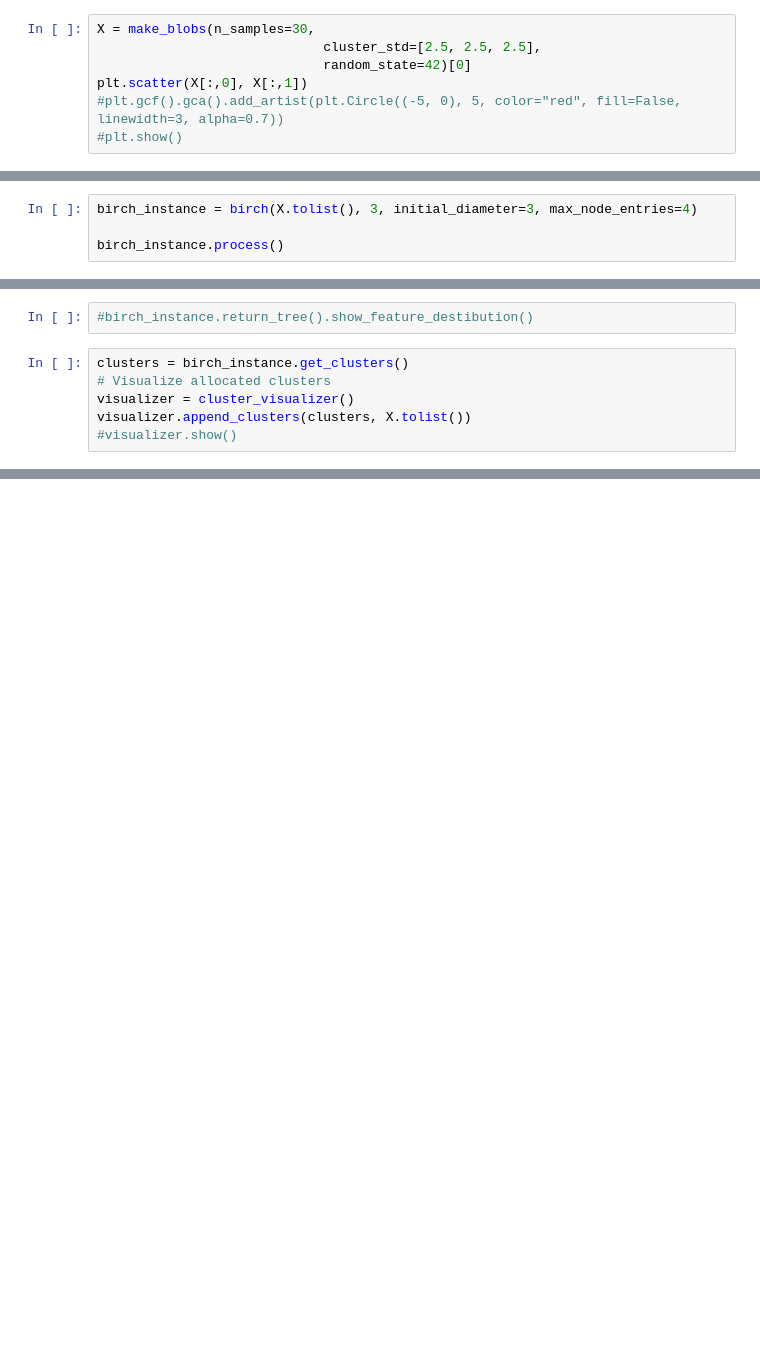
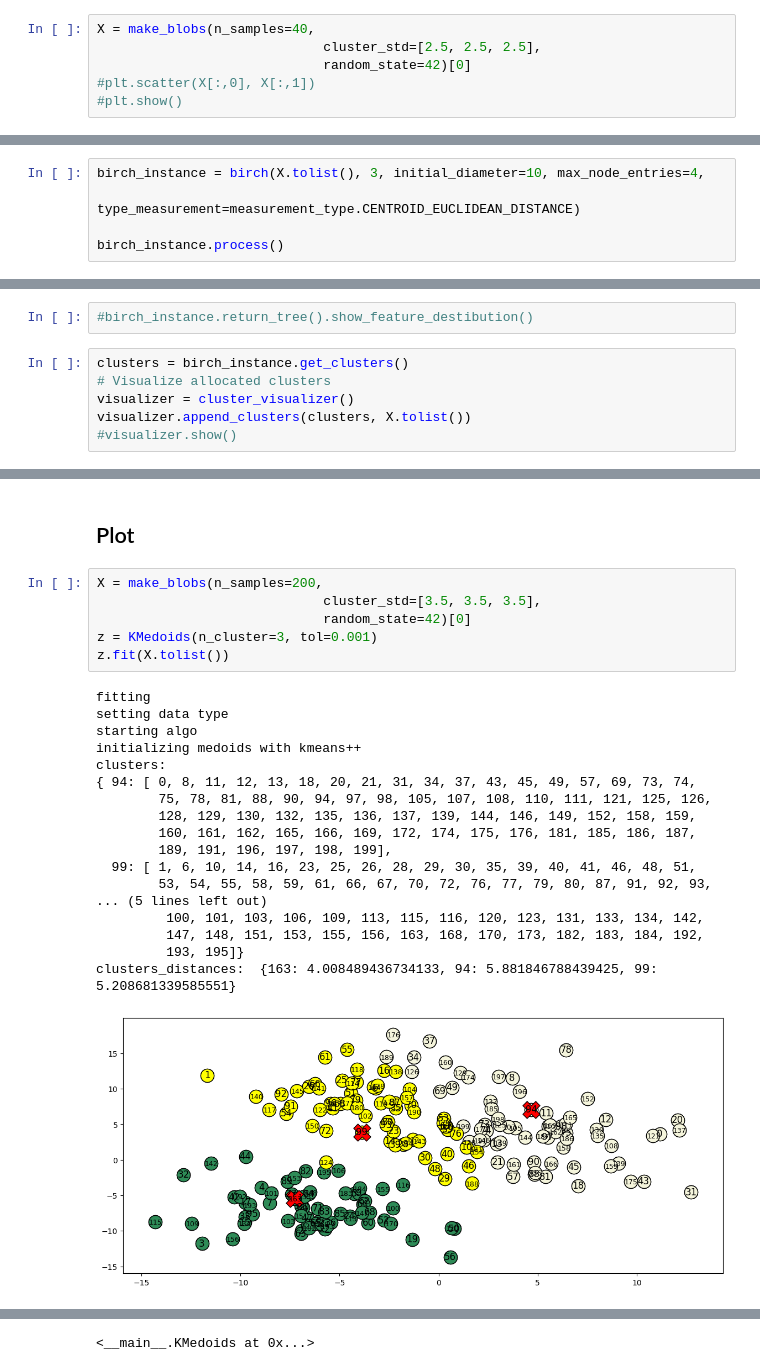
Before and after one commit to guglielmosanchini/ClustViz, a Jupyter notebook: Clustering_visualization_notebook.ipynb, the cells around one changed output, grey strips where cells are left out. Drawn from its saved outputs; the diff is of its cells as text; blank space fills up the shorter version.

```diff
--- a/Clustering_visualization_notebook.ipynb
+++ b/Clustering_visualization_notebook.ipynb
@@ -2913,7 +3033,6 @@ PLOT of the TREE is only possible if height == 3
 # %%
-X = make_blobs(n_samples=30,
+X = make_blobs(n_samples=40,
                              cluster_std=[2.5, 2.5, 2.5],
                              random_state=42)[0]
-plt.scatter(X[:,0], X[:,1])
-#plt.gcf().gca().add_artist(plt.Circle((-5, 0), 5, color="red", fill=False, linewidth=3, alpha=0.7))
+#plt.scatter(X[:,0], X[:,1])
 #plt.show()
@@ -2923,6 +3040,7 @@ plt.scatter(X[:,0], X[:,1])
 #brc = Birch(threshold=1.5, branching_factor=10)
 #brc.fit(X)
 # %%
-birch_instance = birch(X.tolist(), 3, initial_diameter=3, max_node_entries=4)
+birch_instance = birch(X.tolist(), 3, initial_diameter=10, max_node_entries=4,
+                      type_measurement=measurement_type.CENTROID_EUCLIDEAN_DISTANCE)
 
 birch_instance.process()
@@ -2961,0 +3283,27 @@ visualizer.append_clusters(clusters, X.tolist())
+# %% [markdown]
+## Plot
+# %%
+X = make_blobs(n_samples=200,
+                             cluster_std=[3.5, 3.5, 3.5],
+                             random_state=42)[0]
+z = KMedoids(n_cluster=3, tol=0.001)
+z.fit(X.tolist())
+# %% [output]
+fitting
+setting data type
+starting algo
+initializing medoids with kmeans++
+clusters:
+{ 94: [ 0, 8, 11, 12, 13, 18, 20, 21, 31, 34, 37, 43, 45, 49, 57, 69, 73, 74,
+        75, 78, 81, 88, 90, 94, 97, 98, 105, 107, 108, 110, 111, 121, 125, 126,
+        128, 129, 130, 132, 135, 136, 137, 139, 144, 146, 149, 152, 158, 159,
+        160, 161, 162, 165, 166, 169, 172, 174, 175, 176, 181, 185, 186, 187,
+        189, 191, 196, 197, 198, 199],
+  99: [ 1, 6, 10, 14, 16, 23, 25, 26, 28, 29, 30, 35, 39, 40, 41, 46, 48, 51,
+        53, 54, 55, 58, 59, 61, 66, 67, 70, 72, 76, 77, 79, 80, 87, 91, 92, 93,
+... (5 lines left out)
+         100, 101, 103, 106, 109, 113, 115, 116, 120, 123, 131, 133, 134, 142,
+         147, 148, 151, 153, 155, 156, 163, 168, 170, 173, 182, 183, 184, 192,
+         193, 195]}
+clusters_distances:  {163: 4.008489436734133, 94: 5.881846788439425, 99: 5.208681339585551}
+[figure, added]
@@ -2961,0 +3391 @@ visualizer.append_clusters(clusters, X.tolist())
+<__main__.KMedoids at 0x...>
```
Also changed, not shown: parts of 20 cells of this notebook, 5 other files.
